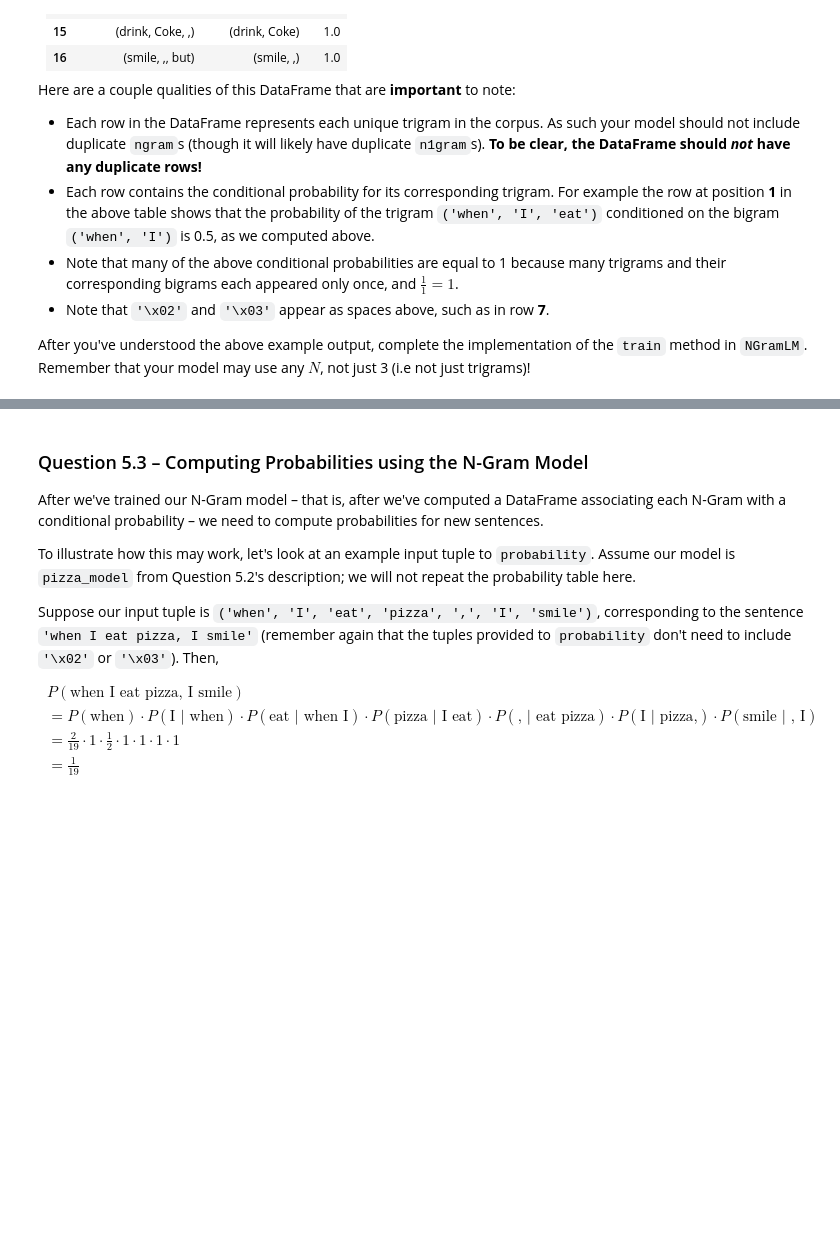
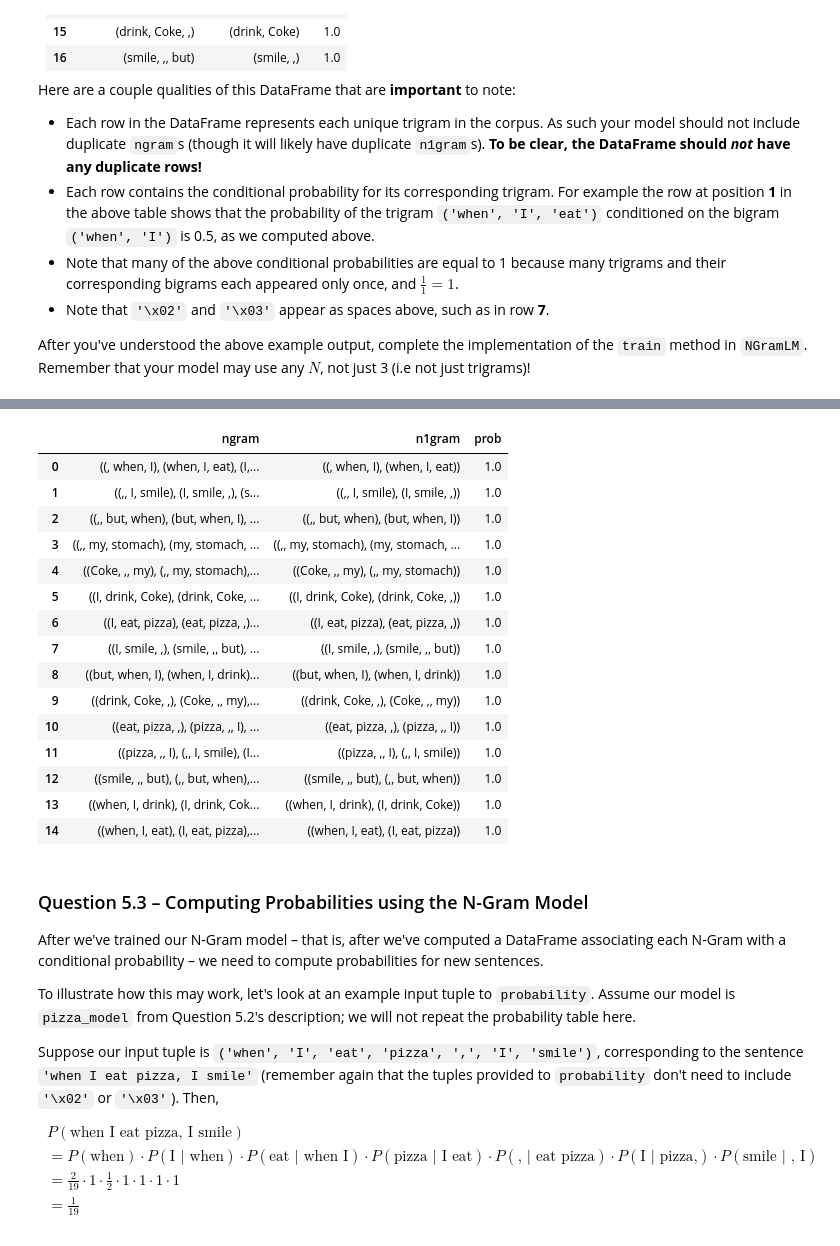
Before and after one commit to j2doan/dsc80-2025-sp, a Jupyter notebook: projects/project03/project.ipynb, the cells around one changed output, grey strips where cells are left out. Drawn from its saved outputs; the diff is of its cells as text; code cells hidden in the pictures; blank space fills up the shorter version.

```diff
--- a/projects/project03/project.ipynb
+++ b/projects/project03/project.ipynb
@@ -883,0 +932,7 @@ After you've understood the above example output, complete the implementation of
+# %%
+short_corpus = 'zebras eat green peas \n\n cows eat green grass \n\n zebras eat green peppers'
+short_tokens = tokenize(short_corpus)
+grass_model = NGramLM(2, short_tokens)
+grass_model.prev_mdl.mdl
+
+x = grass_model.ngrams
@@ -884,3 +966,51 @@ After you've understood the above example output, complete the implementation of
+# %%
+z = []
+
+window_size = 2
+
+for i in range(len(x) - window_size + 1):
+    y = tuple(x[i:i + window_size])
+    z.append(y)
+
+z
+
+w = []
+
+window_size = 3
+
+for i in range(len(x) - window_size + 1):
+    y = tuple(x[i:i + window_size])
+    w.append(y)
+
+df = pd.DataFrame({'ngram':w})
+df = df.groupby('ngram', as_index=False).agg(count_x=('ngram', 'count'))
+df['x'] = df['ngram'].apply(lambda x: (x[0], x[1]))
+
+df2 = pd.DataFrame({'n1gram':z})
+df2 = df2.groupby('n1gram', as_index=False).agg(count_y=('n1gram', 'count'))
+
+final = df.merge(df2, left_on='x', right_on='n1gram', how='left')
+
+final['prob'] = final['count_x'] / final['count_y']
+
+final[['ngram', 'n1gram', 'prob']].sort_values(by='prob').set_index('ngram').reset_index()
+# %% [output]
+|  | ngram | n1gram | prob |
+| 0 | ((, when, I), (when, I, eat), (I,... | ((, when, I), (when, I, eat)) | 1.0 |
+| 1 | ((,, I, smile), (I, smile, ,), (s... | ((,, I, smile), (I, smile, ,)) | 1.0 |
+| 2 | ((,, but, when), (but, when, I), ... | ((,, but, when), (but, when, I)) | 1.0 |
+| 3 | ((,, my, stomach), (my, stomach, ... | ((,, my, stomach), (my, stomach, ... | 1.0 |
+| 4 | ((Coke, ,, my), (,, my, stomach),... | ((Coke, ,, my), (,, my, stomach)) | 1.0 |
+| 5 | ((I, drink, Coke), (drink, Coke, ... | ((I, drink, Coke), (drink, Coke, ,)) | 1.0 |
+| 6 | ((I, eat, pizza), (eat, pizza, ,)... | ((I, eat, pizza), (eat, pizza, ,)) | 1.0 |
+| 7 | ((I, smile, ,), (smile, ,, but), ... | ((I, smile, ,), (smile, ,, but)) | 1.0 |
+| 8 | ((but, when, I), (when, I, drink)... | ((but, when, I), (when, I, drink)) | 1.0 |
+| 9 | ((drink, Coke, ,), (Coke, ,, my),... | ((drink, Coke, ,), (Coke, ,, my)) | 1.0 |
+| 10 | ((eat, pizza, ,), (pizza, ,, I), ... | ((eat, pizza, ,), (pizza, ,, I)) | 1.0 |
+| 11 | ((pizza, ,, I), (,, I, smile), (I... | ((pizza, ,, I), (,, I, smile)) | 1.0 |
+| 12 | ((smile, ,, but), (,, but, when),... | ((smile, ,, but), (,, but, when)) | 1.0 |
+| 13 | ((when, I, drink), (I, drink, Cok... | ((when, I, drink), (I, drink, Coke)) | 1.0 |
+| 14 | ((when, I, eat), (I, eat, pizza),... | ((when, I, eat), (I, eat, pizza)) | 1.0 |
 # %% [markdown]
 ### Question 5.3 – Computing Probabilities using the N-Gram Model
 
```
Also changed, not shown: parts of 18 cells of this notebook, 12 other files.
